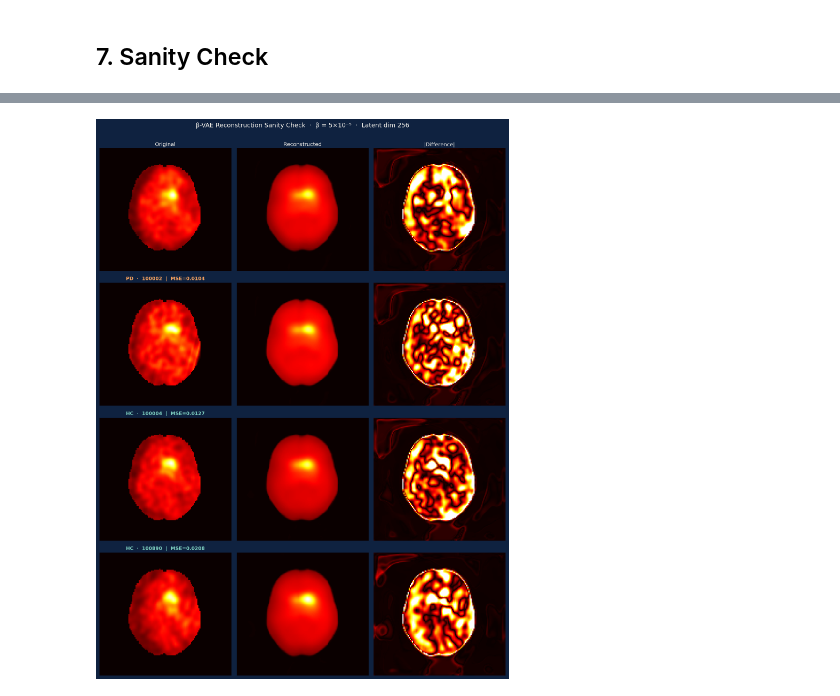
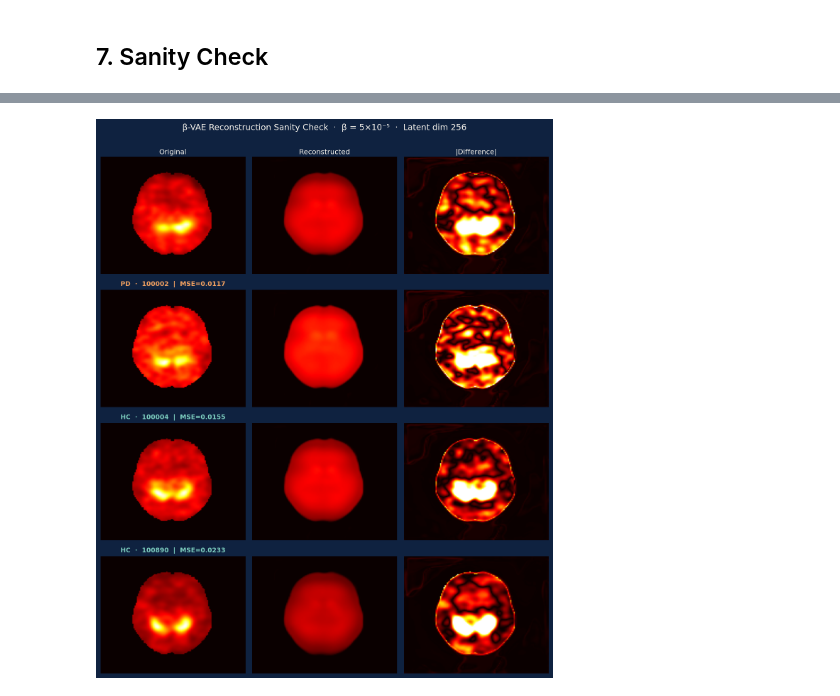
Before and after one commit to natnael1193/Unsupervised-Parkisnson-Imaging-Analysis, a Jupyter notebook: notebooks/pipeline/5_8_augmentation_experiment.ipynb, the cells around one changed output, grey strips where cells are left out. Saved outputs shown, nothing was run; the diff lists cells and outputs as text; code cells hidden in the pictures.

Commit message:
Fix: revert to pydicom, correct axis orientation, re-run augmentation

```diff
--- a/notebooks/pipeline/5_8_augmentation_experiment.ipynb
+++ b/notebooks/pipeline/5_8_augmentation_experiment.ipynb
@@ -238,16 +238,15 @@ import nibabel as nib
 import torch
 
 _mask_img = nib.load(MASK_PATH)
-# Apply the SAME permutation as training
 _mask_tensor = torch.from_numpy(_mask_img.get_fdata()).float()
-_mask_tensor = _mask_tensor.permute(2, 1, 0)  # (x,y,z) → (z,y,x)
-_mask_tensor = _mask_tensor.flip(1).flip(2)           # flip y axis
-_mask = _mask_tensor.numpy().astype(bool)     # back to numpy bool (91,109,91)
+_mask_tensor = _mask_tensor.permute(2, 1, 0)  # nibabel (x,y,z) → (z,y,x)
+_mask_tensor = _mask_tensor.flip(1)            # match training flip
+_mask = _mask_tensor.numpy().astype(bool)
 
 def normalize_volume(vol: np.ndarray) -> np.ndarray:
     # Apply same permutation to the volume before masking
     vol_t = torch.from_numpy(vol).float()
-    vol_t = vol_t.permute(2, 1, 0)
+    # vol_t = vol_t.permute(2, 1, 0)
     vol_t = vol_t.flip(1)
     vol = vol_t.numpy()
 
@@ -416,16 +462,15 @@ for idx, row in tqdm(df_selected.iterrows(), total=len(df_selected)):
     dcm_path = row['dcm_path']
 
     try:
-        #
-        vol = load_dicom_series(dcm_path)   # (91, 109, 91) float32, raw
+        # Use pydicom directly (returns (z,y,x) already)
+        dcm = pydicom.dcmread(dcm_path)
+        vol = dcm.pixel_array.astype(np.float32)
 
-        # Original latent (normalize_volume + transforms applied inside extract_mu)
         mu_orig = extract_mu(vol)
 
-        # Augmented latents
         for aug_name, aug_fn in AUGMENTATIONS.items():
-            vol_aug = aug_fn(vol)           # augment raw volume
-            mu_aug  = extract_mu(vol_aug)   # normalize + encode
+            vol_aug = aug_fn(vol)
+            mu_aug  = extract_mu(vol_aug)
             delta   = mu_aug - mu_orig
 
             for dim_idx in range(len(delta)):
@@ -773,17 +814,15 @@ import torch
 _mask_img = nib.load(MASK_PATH)
 # Apply the SAME permutation as training
 _mask_tensor = torch.from_numpy(_mask_img.get_fdata()).float()
-_mask_tensor = _mask_tensor.permute(2, 1, 0)  # (x,y,z) → (z,y,x)
-_mask_tensor = _mask_tensor.flip(1)           # flip y axis
-_mask = _mask_tensor.numpy().astype(bool)     # back to numpy bool (91,109,91)
+_mask_tensor = _mask_tensor.permute(2, 1, 0)  # nibabel (x,y,z) → (z,y,x)
+_mask_tensor = _mask_tensor.flip(1)            # match the flip(1) in normalize_volume
+_mask = _mask_tensor.numpy().astype(bool)
 
 def normalize_volume(vol: np.ndarray) -> np.ndarray:
-    # Apply same permutation to the volume before masking
+    """pydicom gives (z,y,x) — only flip(1) needed, no permute."""
     vol_t = torch.from_numpy(vol).float()
-    vol_t = vol_t.permute(2, 1, 0)
-    vol_t = vol_t.flip(2)
+    vol_t = vol_t.flip(1)
     vol = vol_t.numpy()
-
     vol = vol - vol.min()
     vol = vol * _mask
     vol = vol / np.mean(vol[_mask])
@@ -846,10 +885,15 @@ fig = plt.figure(figsize=(N * 9, 3 * 3.8 + 1.5), facecolor='#0F2240')
 outer = gridspec.GridSpec(1, N, figure=fig, wspace=0.05)
 
 def get_slices(vol):
+    # vol shape: (64, 128, 128) = (z, y, x) after crop+pad
+    # z=30 → original z≈39 → striatal level (caudate/putamen)
+    mid_z = 30
+    mid_y = vol.shape[1] // 2   # 64
+    mid_x = vol.shape[2] // 2   # 64
     return [
-        vol[30, :, :],   # axial — striatal level (caudate/putamen)
-        vol[:, 64, :],   # coronal
-        vol[:, :, 64],   # sagittal
+        vol[mid_z, :, :],    # axial  — wide oval, two hotspots
+        vol[:, mid_y, :],    # coronal
+        vol[:, :, mid_x],    # sagittal
     ]
 
 slice_labels = ['Axial\n(striatum)', 'Coronal', 'Sagittal']
@@ -925,6 +969,6 @@ Axial dim range: 0–63
 Saved axial_sweep.png
 # %%
-fig, axes = plt.subplots(len(results_rc), 3, figsize=(12, 4 * len(results_rc)),
+fig, axes = plt.subplots(len(results_rc), 3, figsize=(10, 3 * len(results_rc)),
                          facecolor='#0F2240')
 axes = np.array(axes)
 
@@ -937,31 +981,31 @@ for si, res in enumerate(results_rc):
 
     axes[si, 0].imshow(o, cmap='hot', vmin=0, vmax=vmax, aspect='auto')
     axes[si, 0].set_title(f"{res['label']}  ·  {res['name'][:10]}  |  MSE={res['mse']:.4f}",
                           color=lc, fontsize=10, fontweight='bold')
     axes[si, 0].set_ylabel('Axial z=30\n(striatum)', color='#A8C0C0', fontsize=8,
                             rotation=0, labelpad=55, va='center')
     axes[si, 0].axis('off')
 
     axes[si, 1].imshow(r, cmap='hot', vmin=0, vmax=vmax, aspect='auto')
     axes[si, 1].axis('off')
 
     axes[si, 2].imshow(d, cmap='hot', vmax=np.percentile(d, 97), aspect='auto')
     axes[si, 2].axis('off')
 
 # Column headers on row 0 only
 for col, title in enumerate(['Original', 'Reconstructed', '|Difference|']):
     axes[0, col].set_title(title, color='#F5F2EC', fontsize=11, pad=4)
 
 fig.suptitle('β-VAE Reconstruction Sanity Check  ·  β = 5×10⁻⁵  ·  Latent dim 256',
              fontsize=13, color='#F5F2EC', y=1.005, fontweight='300')
 
 plt.tight_layout()
 out_path = os.path.join(FIGURES_DIR, 'reconstruction_sanity_check_v3.png')
 plt.savefig(out_path, dpi=130, bbox_inches='tight', facecolor='#0F2240')
 plt.close()
 
 from IPython.display import Image, display
 with open(out_path, 'rb') as f:
     display(Image(data=f.read()))
 # %% [output]
-[figure, old version]
+[figure, new version]
```
Also changed, not shown: parts of 14 cells of this notebook, 14 other files.
